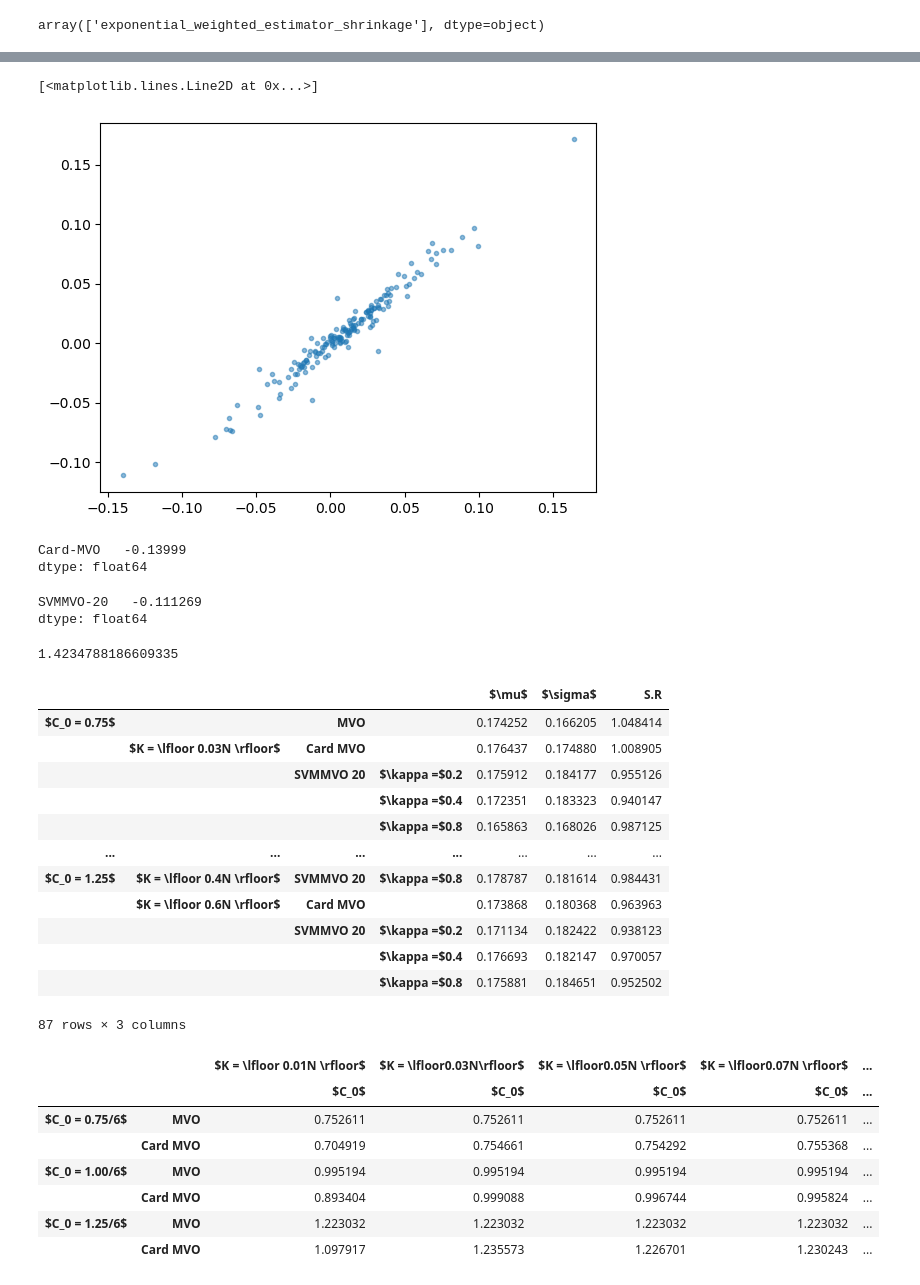
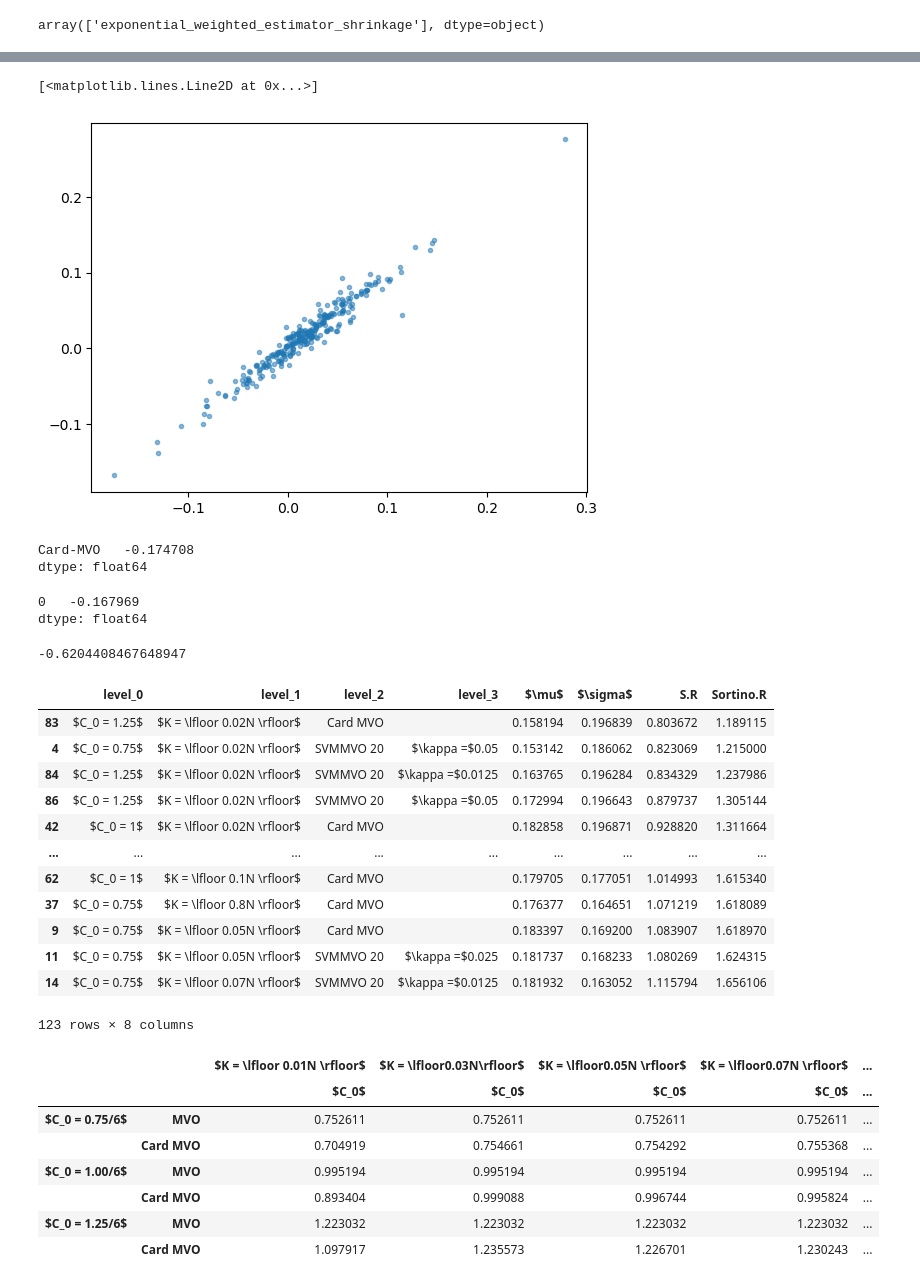
Before and after one commit to davidislip/support_vector_risk_machine, a Jupyter notebook: Results.ipynb, the cells around one changed output, grey strips where cells are left out. Saved outputs shown, nothing was run; the diff lists cells and outputs as text; code cells hidden in the pictures.

```diff
--- a/Results.ipynb
+++ b/Results.ipynb
@@ -23,7 +23,7 @@ Database.initialize("sqlite:///Database//financial_db.sqlite") #for courses repl
 inspector = inspect(Database.engine)
 print(inspector.get_table_names())
 
-universe = 'ETF'
+universe = 'SP'
 if universe == 'ETF':
     imputation_method = 'Univariate' # 'Multivariate for SP'
     ticker_str = 'SPY'
@@ -431,10 +433,10 @@ array(['0.05', '0.2', '0.8'], dtype=object)
 # %%
 if universe == 'ETF':
     kappas_plot = kappas[[5,6,7]]
-    cardinality_ratios = [0.01, 0.03, 0.05, 0.07, 0.09, 0.2, 0.4, 0.6, 0.8] #, 0.2, 0.4, 0.6, 0.8] #[0.01, 0.03, 0.05, 0.07, 0.09]#[0.1, 0.2, 0.4, 0.6] #[0.03, 0.05, 0.07, 0.09] # includes mvo
+    cardinality_ratios = [0.01, 0.03, 0.05, 0.07, 0.09, 0.1, 0.2, 0.4, 0.6, 0.8] #, 0.2, 0.4, 0.6, 0.8] #[0.01, 0.03, 0.05, 0.07, 0.09]#[0.1, 0.2, 0.4, 0.6] #[0.03, 0.05, 0.07, 0.09] # includes mvo
 else:
     kappas_plot = kappas[:3]
-    cardinality_ratios = [0.02, 0.03, 0.05, 0.07, 0.09, 0.2, 0.4, 0.6, 0.8] #, 0.2, 0.4, 0.6, 0.8] #[0.01, 0.03, 0.05, 0.07, 0.09]#[0.1, 0.2, 0.4, 0.6] #[0.03, 0.05, 0.07, 0.09] # includes mvo
+    cardinality_ratios = [0.02, 0.03, 0.05, 0.07, 0.09, 0.1, 0.2, 0.4, 0.6, 0.8] #, 0.2, 0.4, 0.6, 0.8] #[0.01, 0.03, 0.05, 0.07, 0.09]#[0.1, 0.2, 0.4, 0.6] #[0.03, 0.05, 0.07, 0.09] # includes mvo
     #cardinality_ratios = [0.2, 0.4, 0.6, 0.8]
 # %%
 turnover_limits = [0.75, 1, 1.25]
@@ -528,16 +538,16 @@ card_mvo_wealth.pct_change(1).dropna()
 plt.plot(card_mvo_wealth.pct_change(1).dropna(), svmmvo_wealth.pct_change(1).dropna(), '.', alpha = 0.5)
 # %% [output]
 [<matplotlib.lines.Line2D at 0x...>]
-[figure, old version]
+[figure, new version]
 # %%
 card_mvo_wealth.pct_change(1).dropna().min()
 # %% [output]
-Card-MVO   -0.13999
+Card-MVO   -0.174708
 dtype: float64
 # %%
 svmmvo_wealth.pct_change(1).dropna().min()
 # %% [output]
-SVMMVO-20   -0.111269
+0   -0.167969
 dtype: float64
 # %%
 mu= np.mean(svmmvo_wealth.pct_change(1).dropna().values - card_mvo_wealth.pct_change(1).dropna().values)
@@ -546,7 +556,22 @@ sigma = np.std(svmmvo_wealth.pct_change(1).dropna().values - card_mvo_wealth.pct
 # %%
 mu/sigma
 # %% [output]
-1.4234788186609335
+-0.6204408467648947
+# %%
+def calculate_return_stats(portfValue, riskFree):
+    portfRets = portfValue.pct_change(1).iloc[1:, :]
+    # Calculate the portfolio excess returns
+    portfExRets = portfRets.subtract(
+        riskFree[(riskFree.index >= portfRets.index[0]) & (riskFree.index <= portfRets.index[-1])], axis=0)
+
+    # Calculate the portfolio Sharpe ratio
+    Ret = 12 * ((portfExRets + 1).apply(gmean, axis=0) - 1)
+    Vol = (12 ** 0.5) * (portfExRets.std())
+    SR = (12 ** 0.5) * (((portfExRets + 1).apply(gmean, axis=0) - 1) / portfExRets.std())
+    Sortino = (12**0.5)*(((portfExRets + 1).apply(gmean, axis=0) - 1)/portfExRets.loc[portfExRets.values < 0].std())
+    # Calculate the average turnover rate
+
+    return Ret.iloc[0], Vol.iloc[0], SR.iloc[0]  , Sortino.iloc[0]
 # %%
 def make_stats_table(CardMVO_results, MVO_results, SVMMVO_results_q,
                              turnovers, cardinalities, q, kappas_plot, riskFree):
@@ -565,7 +590,7 @@ def make_stats_table(CardMVO_results, MVO_results, SVMMVO_results_q,
 
         row_tuples = [(turnover_string, '', "MVO", "")]
         row_index = pd.MultiIndex.from_tuples(row_tuples)
-        col_index = [ "$\mu$",  "$\sigma$", "S.R"]  # , (card_string,"Sortino.R")]
+        col_index = [ "$\mu$",  "$\sigma$", "S.R", 'Sortino.R']  # , (card_string,"Sortino.R")]
 
         out = pd.DataFrame(ret_stats, index=row_index, columns=col_index)
         df_rows.append(out)
@@ -617,22 +642,22 @@ def make_stats_table(CardMVO_results, MVO_results, SVMMVO_results_q,
 # %%
 df = make_stats_table(CardMVO_results, MVO_results, SVMMVO_results_q,
                              turnover_limits, cardinality_ratios, q, kappas_plot, riskFree)
 
-df
+df.reset_index().sort_values(by = 'Sortino.R')
 # %% [output]
-|  |  |  |  | $\mu$ | $\sigma$ | S.R |
-| $C_0 = 0.75$ |  | MVO |  | 0.174252 | 0.166205 | 1.048414 |
-|  | $K = \lfloor 0.03N \rfloor$ | Card MVO |  | 0.176437 | 0.174880 | 1.008905 |
-|  |  | SVMMVO 20 | $\kappa =$0.2 | 0.175912 | 0.184177 | 0.955126 |
-|  |  |  | $\kappa =$0.4 | 0.172351 | 0.183323 | 0.940147 |
-|  |  |  | $\kappa =$0.8 | 0.165863 | 0.168026 | 0.987125 |
-| ... | ... | ... | ... | ... | ... | ... |
-| $C_0 = 1.25$ | $K = \lfloor 0.4N \rfloor$ | SVMMVO 20 | $\kappa =$0.8 | 0.178787 | 0.181614 | 0.984431 |
-|  | $K = \lfloor 0.6N \rfloor$ | Card MVO |  | 0.173868 | 0.180368 | 0.963963 |
-|  |  | SVMMVO 20 | $\kappa =$0.2 | 0.171134 | 0.182422 | 0.938123 |
-|  |  |  | $\kappa =$0.4 | 0.176693 | 0.182147 | 0.970057 |
-|  |  |  | $\kappa =$0.8 | 0.175881 | 0.184651 | 0.952502 |
+|  | level_0 | level_1 | level_2 | level_3 | $\mu$ | $\sigma$ | S.R | Sortino.R |
+| 83 | $C_0 = 1.25$ | $K = \lfloor 0.02N \rfloor$ | Card MVO |  | 0.158194 | 0.196839 | 0.803672 | 1.189115 |
+| 4 | $C_0 = 0.75$ | $K = \lfloor 0.02N \rfloor$ | SVMMVO 20 | $\kappa =$0.05 | 0.153142 | 0.186062 | 0.823069 | 1.215000 |
+| 84 | $C_0 = 1.25$ | $K = \lfloor 0.02N \rfloor$ | SVMMVO 20 | $\kappa =$0.0125 | 0.163765 | 0.196284 | 0.834329 | 1.237986 |
+| 86 | $C_0 = 1.25$ | $K = \lfloor 0.02N \rfloor$ | SVMMVO 20 | $\kappa =$0.05 | 0.172994 | 0.196643 | 0.879737 | 1.305144 |
+| 42 | $C_0 = 1$ | $K = \lfloor 0.02N \rfloor$ | Card MVO |  | 0.182858 | 0.196871 | 0.928820 | 1.311664 |
+| ... | ... | ... | ... | ... | ... | ... | ... | ... |
+| 62 | $C_0 = 1$ | $K = \lfloor 0.1N \rfloor$ | Card MVO |  | 0.179705 | 0.177051 | 1.014993 | 1.615340 |
+| 37 | $C_0 = 0.75$ | $K = \lfloor 0.8N \rfloor$ | Card MVO |  | 0.176377 | 0.164651 | 1.071219 | 1.618089 |
+| 9 | $C_0 = 0.75$ | $K = \lfloor 0.05N \rfloor$ | Card MVO |  | 0.183397 | 0.169200 | 1.083907 | 1.618970 |
+| 11 | $C_0 = 0.75$ | $K = \lfloor 0.05N \rfloor$ | SVMMVO 20 | $\kappa =$0.025 | 0.181737 | 0.168233 | 1.080269 | 1.624315 |
+| 14 | $C_0 = 0.75$ | $K = \lfloor 0.07N \rfloor$ | SVMMVO 20 | $\kappa =$0.0125 | 0.181932 | 0.163052 | 1.115794 | 1.656106 |
-87 rows × 3 columns
+123 rows × 8 columns
 # %%
 df.stack().unstack(level = 0).unstack(level = -1).to_csv("results/SVMMVO_"+universe + "_" + str(q) + ".csv")
 # %%
```
Also changed, not shown: parts of 23 cells of this notebook, 8 other files.
